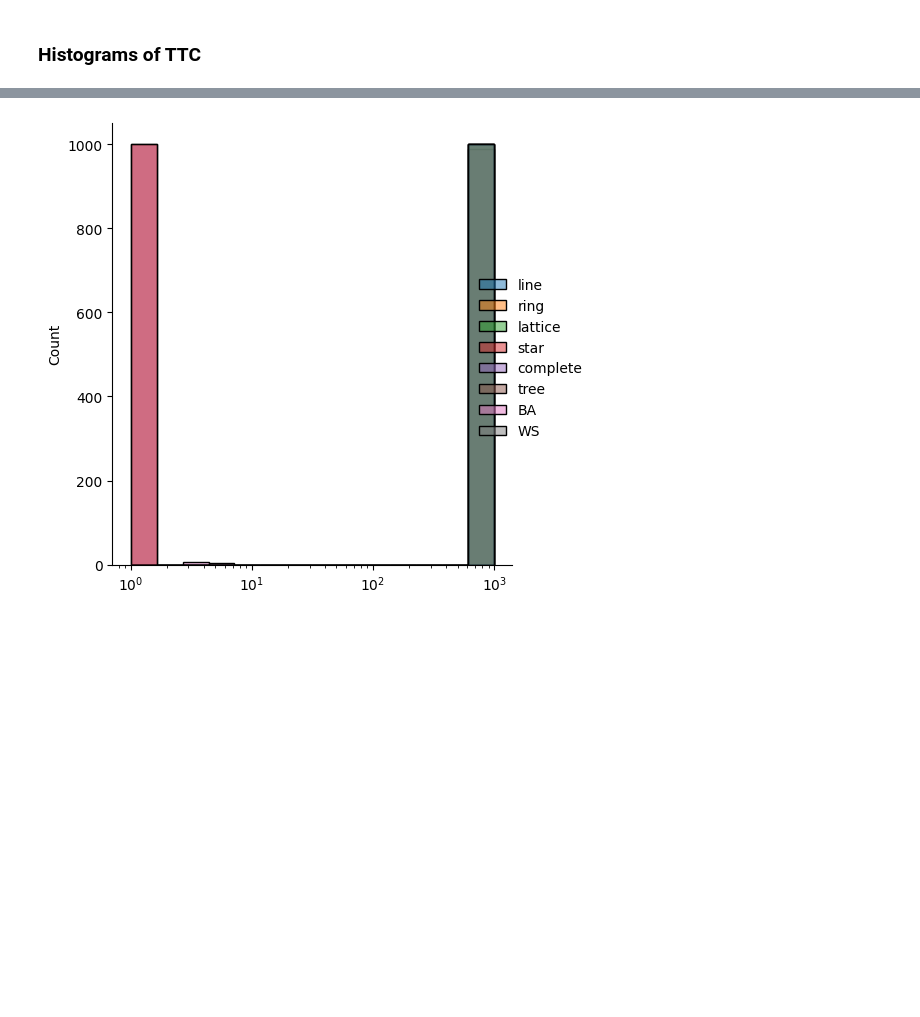
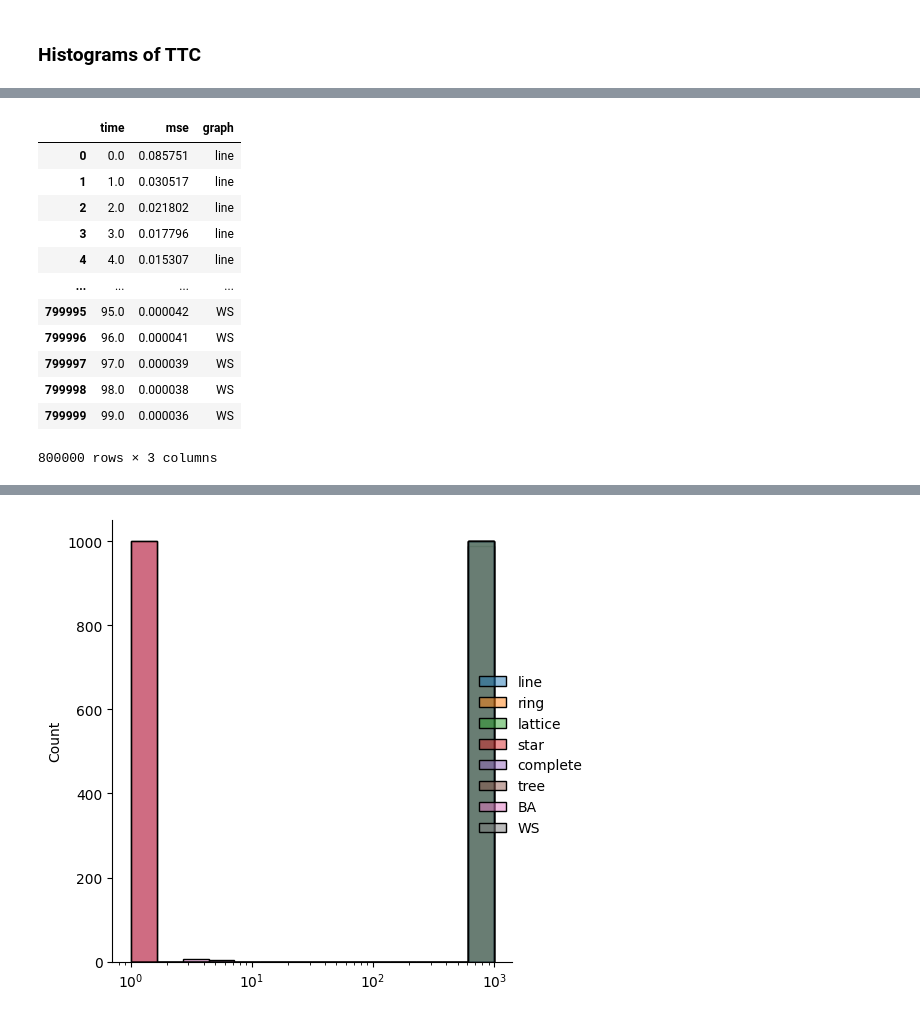
Before and after one commit to b-cho/graph-consensus, a Jupyter notebook: main.ipynb, the cells around one changed output, grey strips where cells are left out. Cells and saved outputs as stored; diff of their text form; code cells hidden in the pictures; blank space fills up the shorter version.

```diff
--- a/main.ipynb
+++ b/main.ipynb
@@ -182,0 +286,41 @@ for t, l in zip(hist_uw._legend.texts, labels):
+# %%
+def df_to_pairs(df):
+    pairs = []
+    for _, data in df.iterrows():
+        for index, value in enumerate(data):
+            pairs.append((index, value))
+
+    return np.array(pairs).T.tolist()
+
+mses_line_uw_df = df_to_pairs(pd.DataFrame(mses_line_uw))
+mses_ring_uw_df = df_to_pairs(pd.DataFrame(mses_ring_uw))
+mses_lattice_uw_df = df_to_pairs(pd.DataFrame(mses_lattice_uw))
+mses_star_uw_df = df_to_pairs(pd.DataFrame(mses_star_uw))
+mses_complete_uw_df = df_to_pairs(pd.DataFrame(mses_complete_uw))
+mses_tree_uw_df = df_to_pairs(pd.DataFrame(mses_tree_uw))
+mses_ba_uw_df = df_to_pairs(pd.DataFrame(mses_ba_uw))
+mses_ws_uw_df = df_to_pairs(pd.DataFrame(mses_ws_uw))
+
+df_length = mses_time * trials
+
+lp_uw_df = pd.DataFrame({
+    "time": mses_line_uw_df[0] * 8,
+    "mse": mses_line_uw_df[1] + mses_ring_uw_df[1] + mses_lattice_uw_df[1] + mses_star_uw_df[1] + mses_complete_uw_df[1] + mses_tree_uw_df[1] + mses_ba_uw_df[1] + mses_ws_uw_df[1],
+    "graph": ["line"] * df_length + ["ring"] * df_length + ["lattice"] * df_length + ["star"] * df_length + ["complete"] * df_length + ["tree"] * df_length + ["BA"] * df_length + ["WS"] * df_length
+})
+
+lp_uw_df
+# %% [output]
+|  | time | mse | graph |
+| 0 | 0.0 | 0.085751 | line |
+| 1 | 1.0 | 0.030517 | line |
+| 2 | 2.0 | 0.021802 | line |
+| 3 | 3.0 | 0.017796 | line |
+| 4 | 4.0 | 0.015307 | line |
+| ... | ... | ... | ... |
+| 799995 | 95.0 | 0.000042 | WS |
+| 799996 | 96.0 | 0.000041 | WS |
+| 799997 | 97.0 | 0.000039 | WS |
+| 799998 | 98.0 | 0.000038 | WS |
+| 799999 | 99.0 | 0.000036 | WS |
+800000 rows × 3 columns
```
Also changed, not shown: parts of 28 cells of this notebook.
